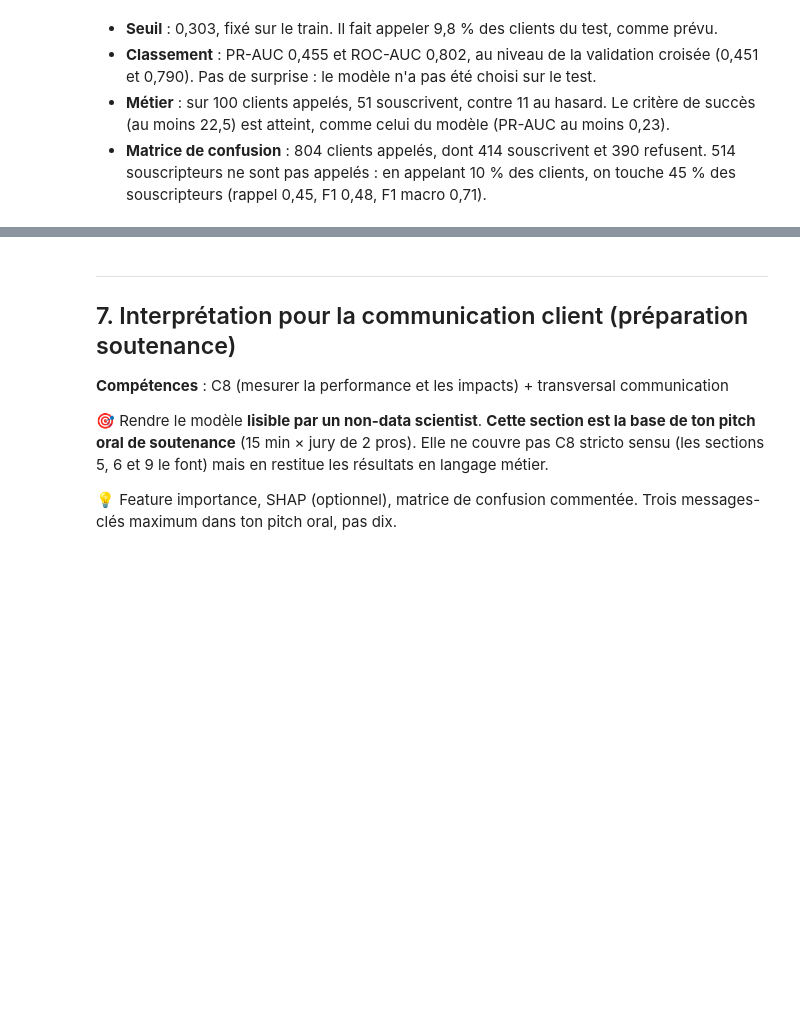
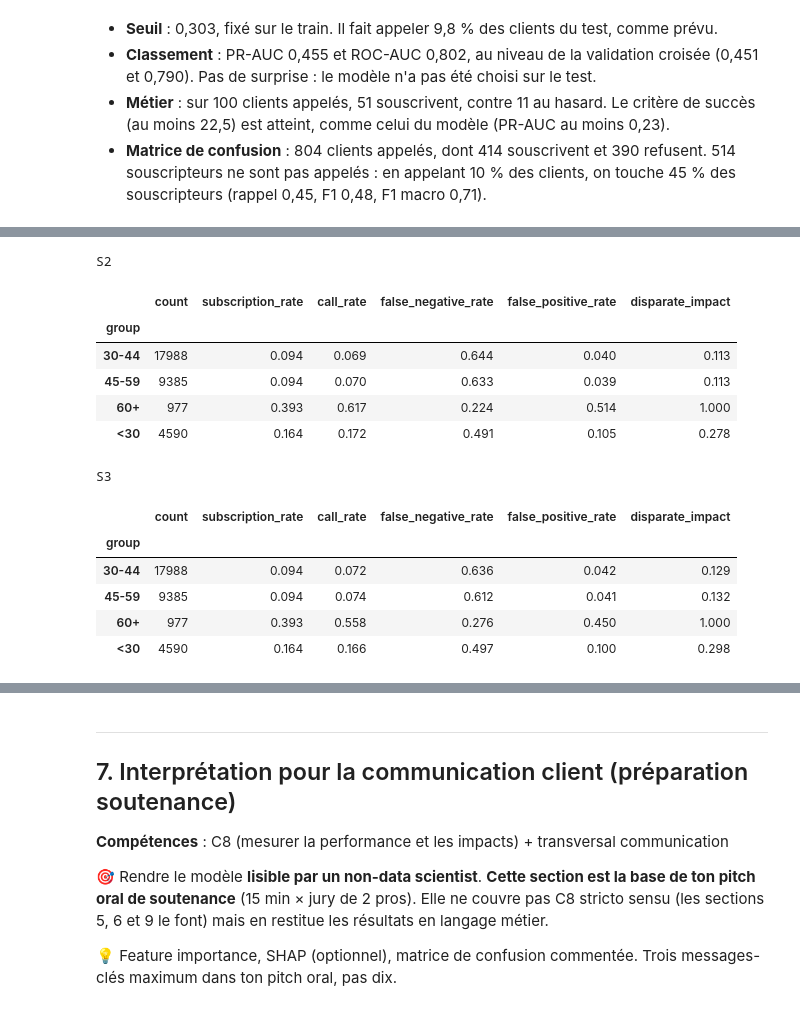
Before and after one commit to 3ti3nne/certif_etienne, a Jupyter notebook: notebooks/certif_bank_marketing.ipynb, the cells around one changed output, grey strips where cells are left out. Cells and saved outputs as stored; diff of their text form; code cells hidden in the pictures; blank space fills up the shorter version.

```diff
--- a/notebooks/certif_bank_marketing.ipynb
+++ b/notebooks/certif_bank_marketing.ipynb
@@ -861,0 +882,19 @@ weighted avg       0.88      0.89      0.89      8236
+# %%
+for scenario, called_scenario in called_train.items():
+    print(scenario)
+    display(rates_by_group(y_train, called_scenario, age_group(X_train["age"])).round(3))
+# %% [output]
+S2
+|  | count | subscription_rate | call_rate | false_negative_rate | false_positive_rate | disparate_impact |
+| group |  |  |  |  |  |  |
+| 30-44 | 17988 | 0.094 | 0.069 | 0.644 | 0.040 | 0.113 |
+| 45-59 | 9385 | 0.094 | 0.070 | 0.633 | 0.039 | 0.113 |
+| 60+ | 977 | 0.393 | 0.617 | 0.224 | 0.514 | 1.000 |
+| <30 | 4590 | 0.164 | 0.172 | 0.491 | 0.105 | 0.278 |
+S3
+|  | count | subscription_rate | call_rate | false_negative_rate | false_positive_rate | disparate_impact |
+| group |  |  |  |  |  |  |
+| 30-44 | 17988 | 0.094 | 0.072 | 0.636 | 0.042 | 0.129 |
+| 45-59 | 9385 | 0.094 | 0.074 | 0.612 | 0.041 | 0.132 |
+| 60+ | 977 | 0.393 | 0.558 | 0.276 | 0.450 | 1.000 |
+| <30 | 4590 | 0.164 | 0.166 | 0.497 | 0.100 | 0.298 |
```
Also changed, not shown: parts of 20 cells of this notebook.
